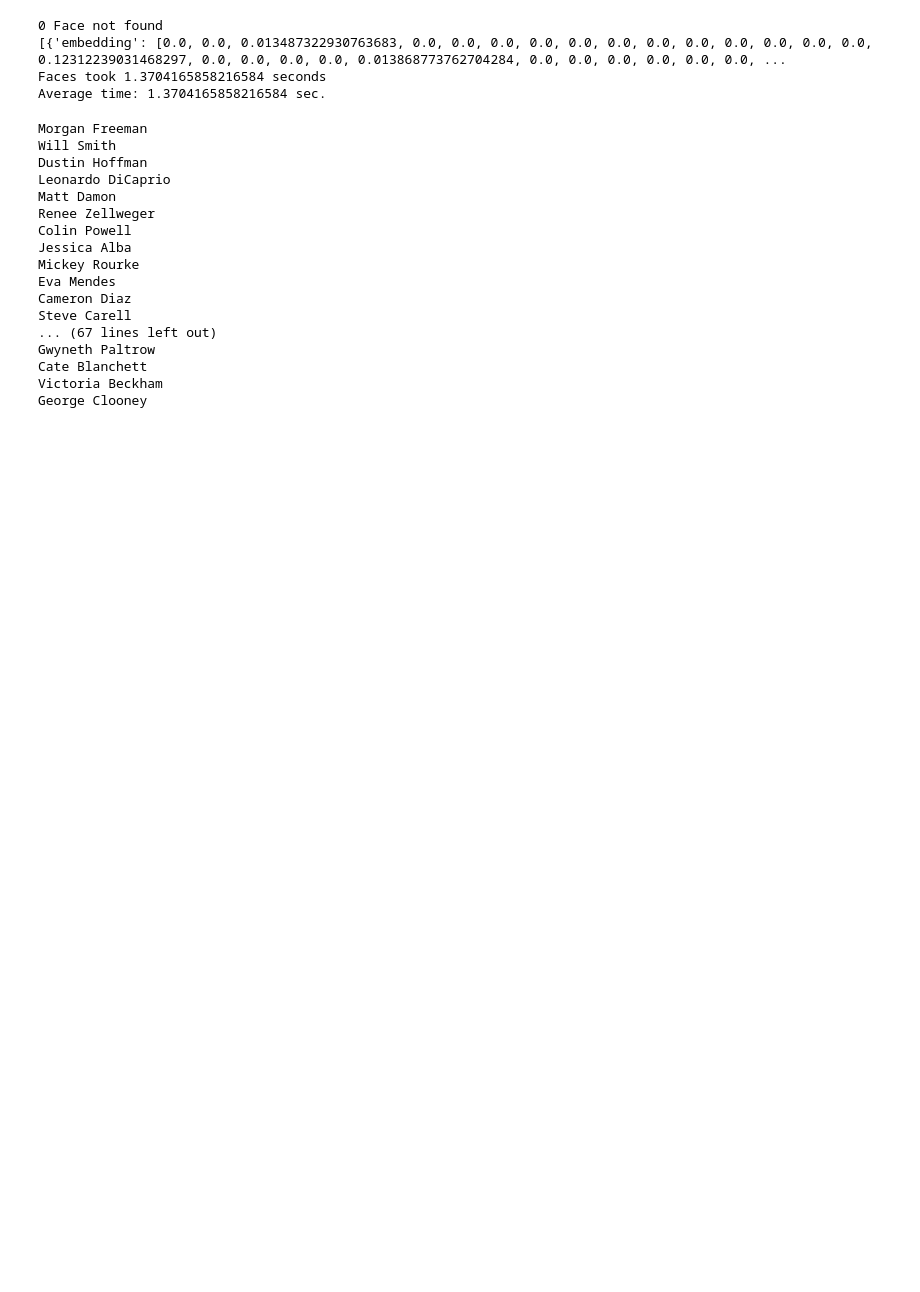
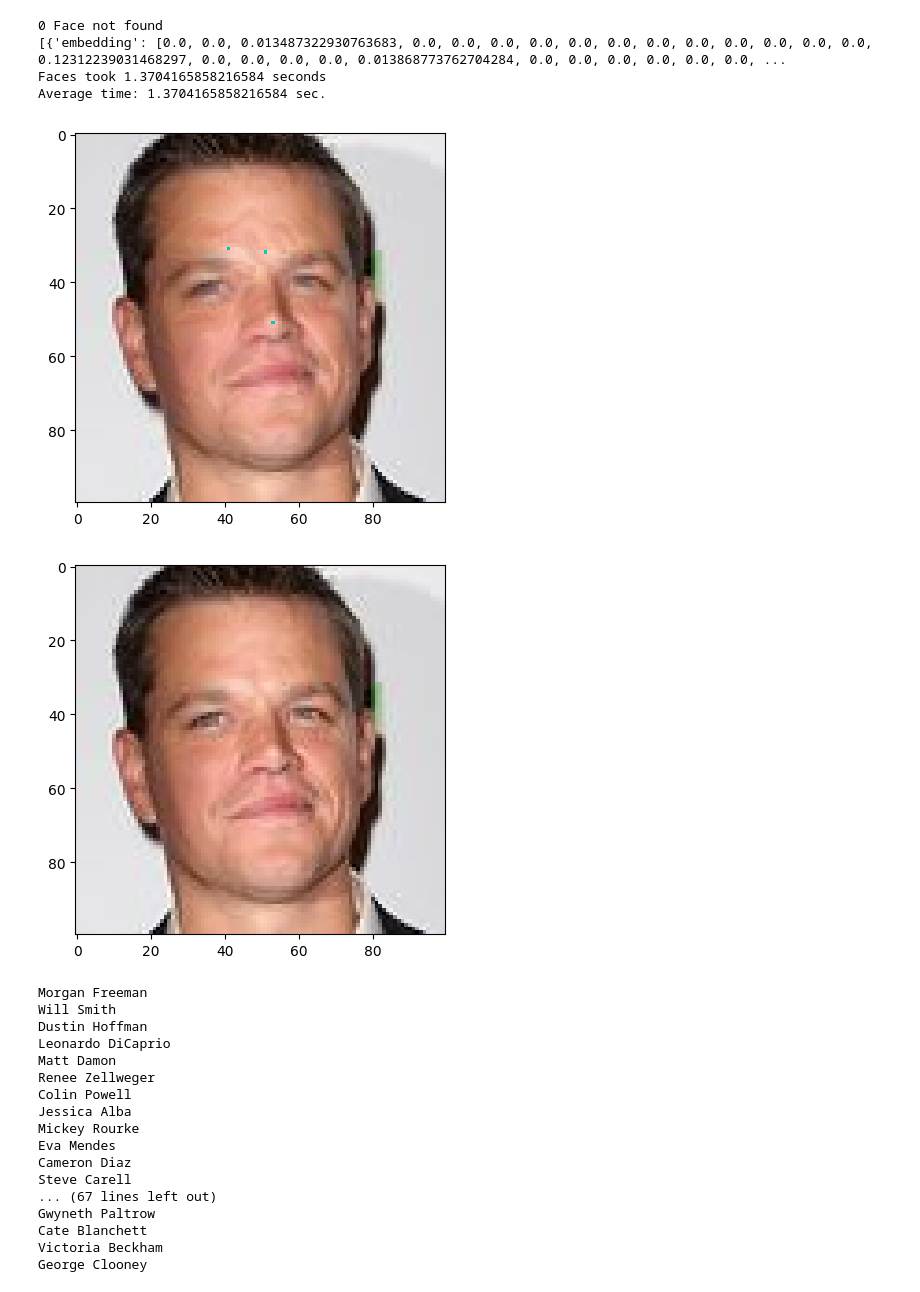
Before and after one commit to zacharyyahn/FaceCloak, a Jupyter notebook: sandbox.ipynb, the cells around one changed output. Drawn from its saved outputs; the diff is of its cells as text; code cells hidden in the pictures; blank space fills up the shorter version.

```diff
--- a/sandbox.ipynb
+++ b/sandbox.ipynb
@@ -30,6 +39,19 @@ print("Average time:", (end - start) / num, "sec.")
 [{'embedding': [0.0, 0.0, 0.013487322930763683, 0.0, 0.0, 0.0, 0.0, 0.0, 0.0, 0.0, 0.0, 0.0, 0.0, 0.0, 0.0, 0.12312239031468297, 0.0, 0.0, 0.0, 0.0, 0.013868773762704284, 0.0, 0.0, 0.0, 0.0, 0.0, 0.0, ...
 Faces took 1.3704165858216584 seconds
 Average time: 1.3704165858216584 sec.
+# %%
+path = "Matt Damon_237"
+im = cv2.imread("data/pubfig_cloaked/" + path + ".png")
+im = cv2.cvtColor(im, cv2.COLOR_BGR2RGB)
+plt.imshow(im)
+plt.show()
+im2 = cv2.imread("data/pubfig_flat/" + path + ".jpg")
+im2 = cv2.cvtColor(im2, cv2.COLOR_BGR2RGB)
+plt.imshow(im2)
+plt.show()
+# %% [output]
+[figure, added]
+[figure, added]
 # %%
 import shutil
 for name in os.listdir("data/pubfig83/"):
```
Also changed, not shown: parts of 6 cells of this notebook, 13 other files.
